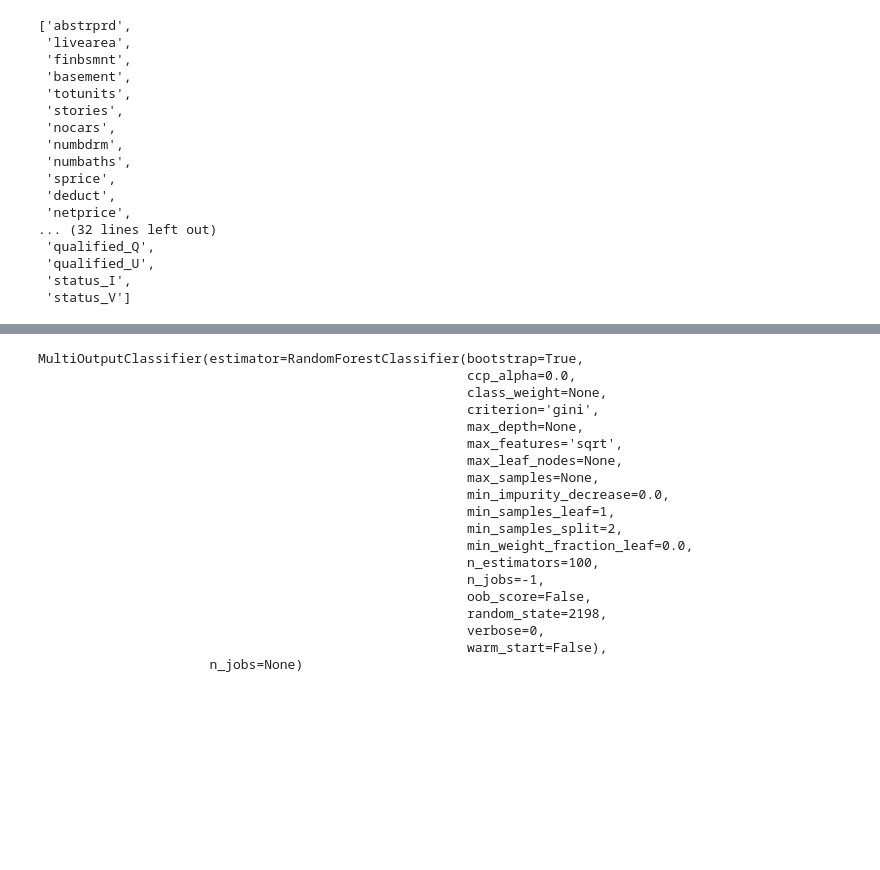
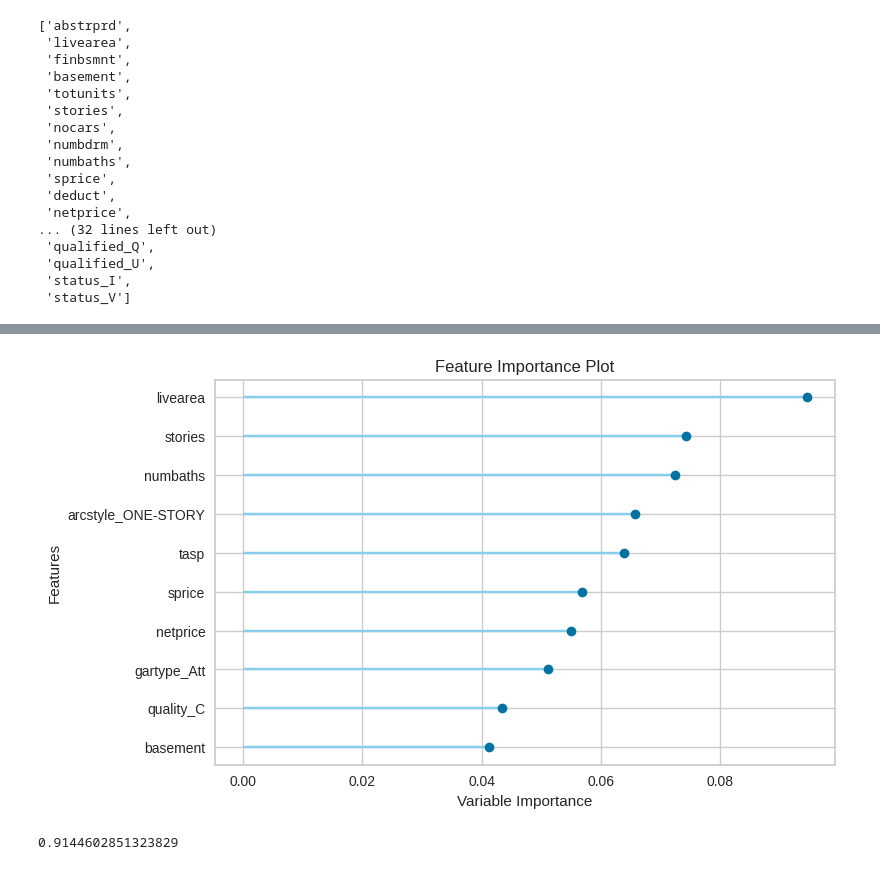
Before and after one commit to nlunce/ds250, a Jupyter notebook: project4/project4gq2.ipynb, the cells around one changed output, grey strips where cells are left out. Cells and saved outputs as stored; diff of their text form; code cells hidden in the pictures; blank space fills up the shorter version.

```diff
--- a/project4/project4gq2.ipynb
+++ b/project4/project4gq2.ipynb
@@ -115,0 +131,5 @@ RandomForestClassifier(bootstrap=True, ccp_alpha=0.0, class_weight=None,
+# %%
+# Get the feature importance values in a DataFrame
+# Plot the feature importance
+plot_model(rf, plot='feature')
+# %% [output]
@@ -116,3 +137,4 @@ RandomForestClassifier(bootstrap=True, ccp_alpha=0.0, class_weight=None,
+[figure, added]
 # %%
 # Train model
 X = dwell_ml[features]
@@ -120,13 +142,7 @@ y = dwell_ml[['before1980', 'during1980', 'after1980']]
 X_train, X_test, y_train, y_test = train_test_split(X, y, test_size=.3)
 
 
-classifier = MultiOutputClassifier(RandomForestClassifier(bootstrap=True, ccp_alpha=0.0, class_weight=None,
-                       criterion='gini', max_depth=None, max_features='sqrt',
-                       max_leaf_nodes=None, max_samples=None,
-                       min_impurity_decrease=0.0, min_samples_leaf=1,
-                       min_samples_split=2, min_weight_fraction_leaf=0.0,
-                       n_estimators=100, n_jobs=-1, oob_score=False,
-                       random_state=2198, verbose=0, warm_start=False))
+classifier = MultiOutputClassifier(RandomForestClassifier())
 
 
 classifier.fit(X_train, y_train)
@@ -138,25 +154,7 @@ score = accuracy_score(y_test, predictions)
 
 score
 # %% [output]
-MultiOutputClassifier(estimator=RandomForestClassifier(bootstrap=True,
-                                                       ccp_alpha=0.0,
-                                                       class_weight=None,
-                                                       criterion='gini',
-                                                       max_depth=None,
-                                                       max_features='sqrt',
-                                                       max_leaf_nodes=None,
-                                                       max_samples=None,
-                                                       min_impurity_decrease=0.0,
-                                                       min_samples_leaf=1,
-                                                       min_samples_split=2,
-                                                       min_weight_fraction_leaf=0.0,
-                                                       n_estimators=100,
-                                                       n_jobs=-1,
-                                                       oob_score=False,
-                                                       random_state=2198,
-                                                       verbose=0,
-                                                       warm_start=False),
-                      n_jobs=None)
+0.9144602851323829
 # %%
 predictions
 # %% [output]
```
Also changed, not shown: parts of 8 cells of this notebook, 16 other files.
